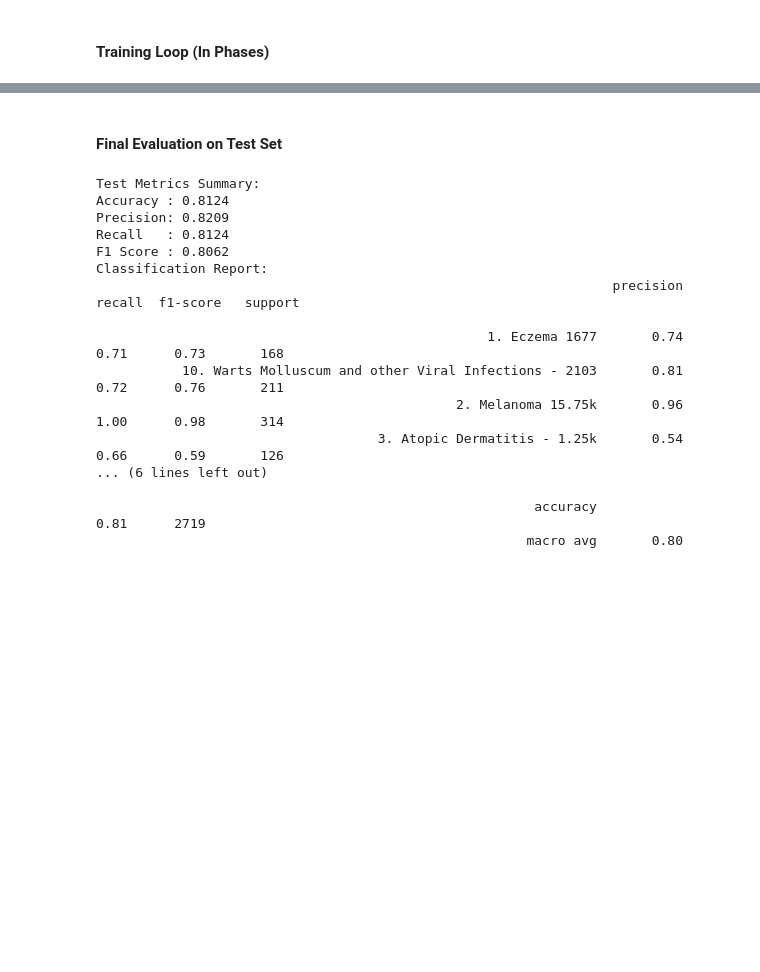
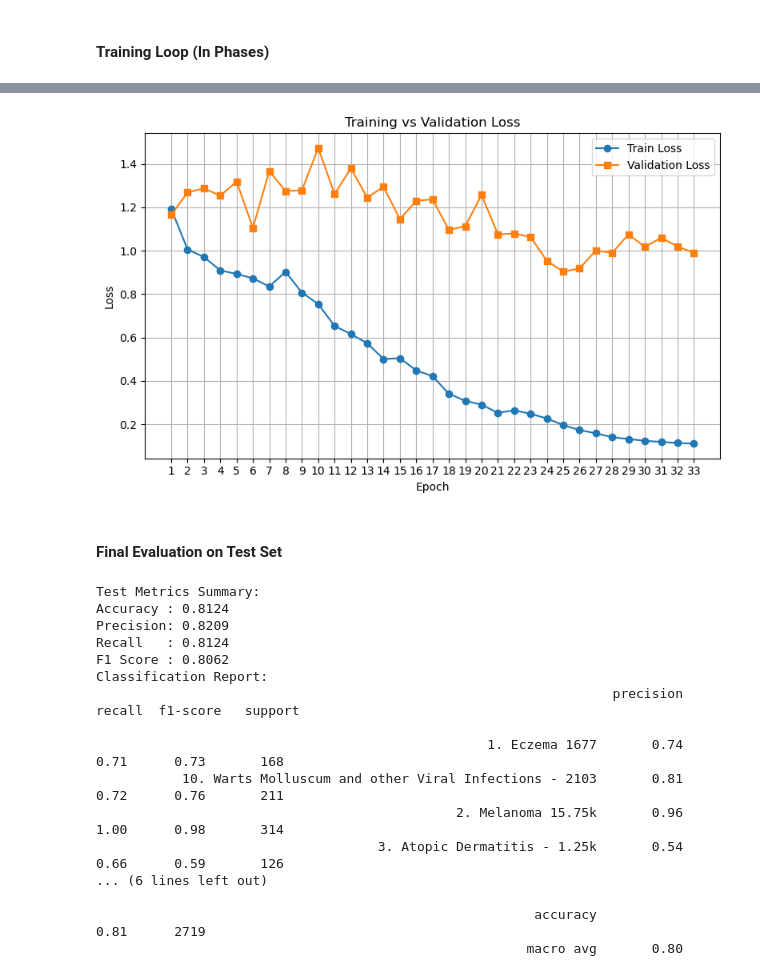
Before and after one commit to wsnc0/AIProject, a Jupyter notebook: modelTesting3-DenseNet2.ipynb, the cells around one changed output, grey strips where cells are left out. Saved outputs shown, nothing was run; the diff lists cells and outputs as text; code cells hidden in the pictures; blank space fills up the shorter version.

```diff
--- a/modelTesting3-DenseNet2.ipynb
+++ b/modelTesting3-DenseNet2.ipynb
@@ -521,3 +537,44 @@ Validation Loss: 1.2617 | Validation Acc: 70.53%
+# %%
+import matplotlib.pyplot as plt
+
+# ——— Step 0: your losses from the previous run ———
+train_losses = [
+    1.1918, 1.0058, 0.9710, 0.9091, 0.8929, 0.8729, 0.8351,  # Phase 1
+    0.9026, 0.8068, 0.7542, 0.6532, 0.6159, 0.5733, 0.5006,  # Phase 2
+    0.5045, 0.4483, 0.4216, 0.3405, 0.3082, 0.2903, 0.2528,  # Phase 3
+    0.2642, 0.2485, 0.2266, 0.1964, 0.1733, 0.1583, 0.1404,  # Phase 4
+    0.1319, 0.1240, 0.1185, 0.1139, 0.1109                   # Phase 5
+]
+
+val_losses = [
+    1.1657, 1.2684, 1.2873, 1.2536, 1.3184, 1.1055, 1.3665,  # Phase 1
+    1.2751, 1.2786, 1.4731, 1.2617, 1.3795, 1.2451, 1.2945,  # Phase 2
+    1.1456, 1.2301, 1.2364, 1.0958, 1.1128, 1.2570, 1.0754,  # Phase 3
+    1.0795, 1.0627, 0.9535, 0.9033, 0.9184, 1.0009, 0.9905,  # Phase 4
+    1.0751, 1.0173, 1.0599, 1.0192, 0.9903                   # Phase 5
+]
+
+# ——— sanity check ———
+assert len(train_losses) == len(val_losses), \
+    f"{len(train_losses)} train vs {len(val_losses)} val points"
+
+# ——— plotting ———
+epochs = list(range(1, len(train_losses) + 1))
+
+plt.figure(figsize=(8, 5))
+plt.plot(epochs, train_losses, marker='o', label='Train Loss')
+plt.plot(epochs, val_losses,   marker='s', label='Validation Loss')
+
+plt.xlabel('Epoch')
+plt.ylabel('Loss')
+plt.title('Training vs Validation Loss')
+plt.xticks(epochs)
+plt.legend()
+plt.grid(True)
+plt.tight_layout()
+plt.show()
+# %% [output]
+[figure, added]
 # %% [markdown]
 #### Final Evaluation on Test Set
 # %%
```
Also changed, not shown: parts of 4 cells of this notebook, 2 other files.
